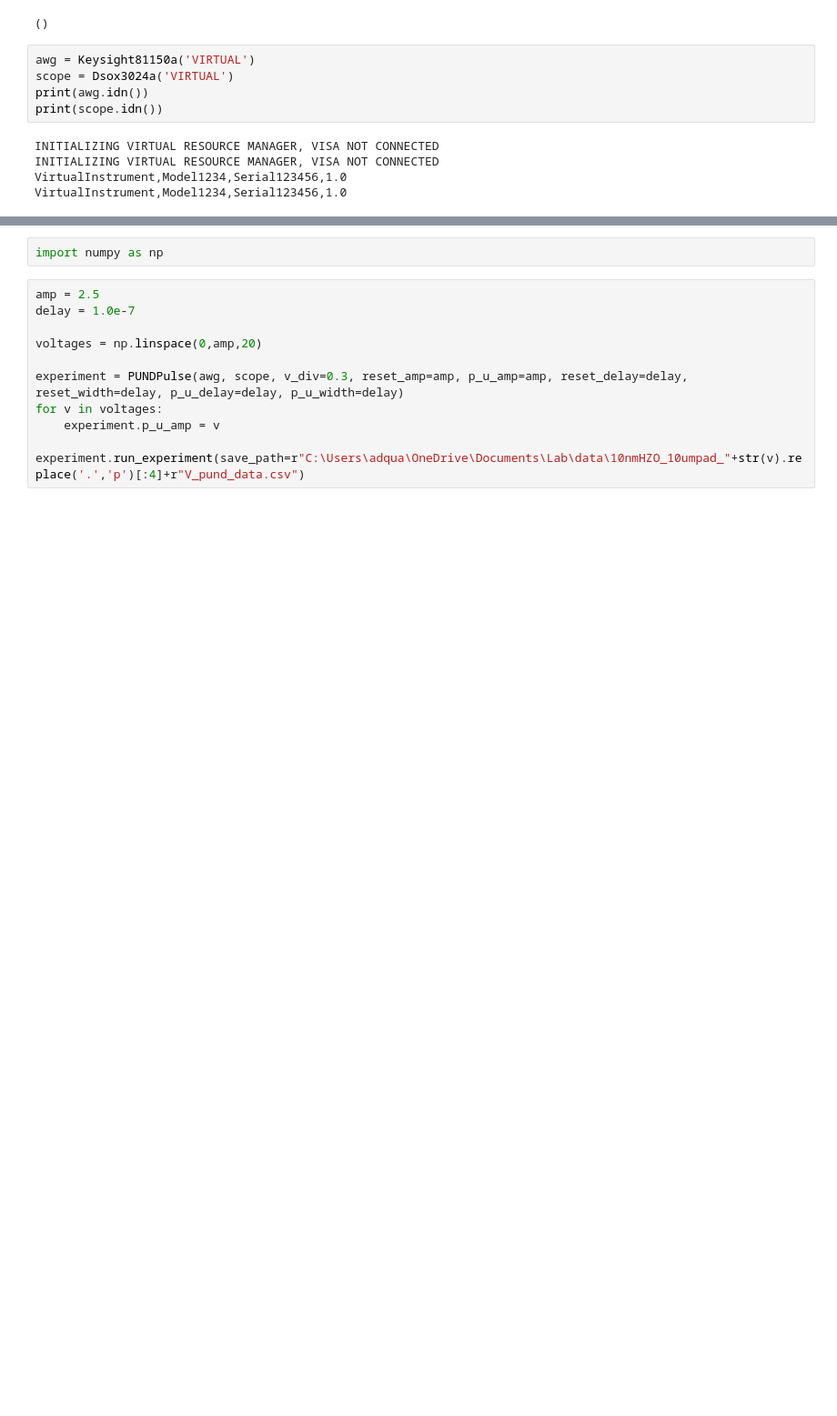
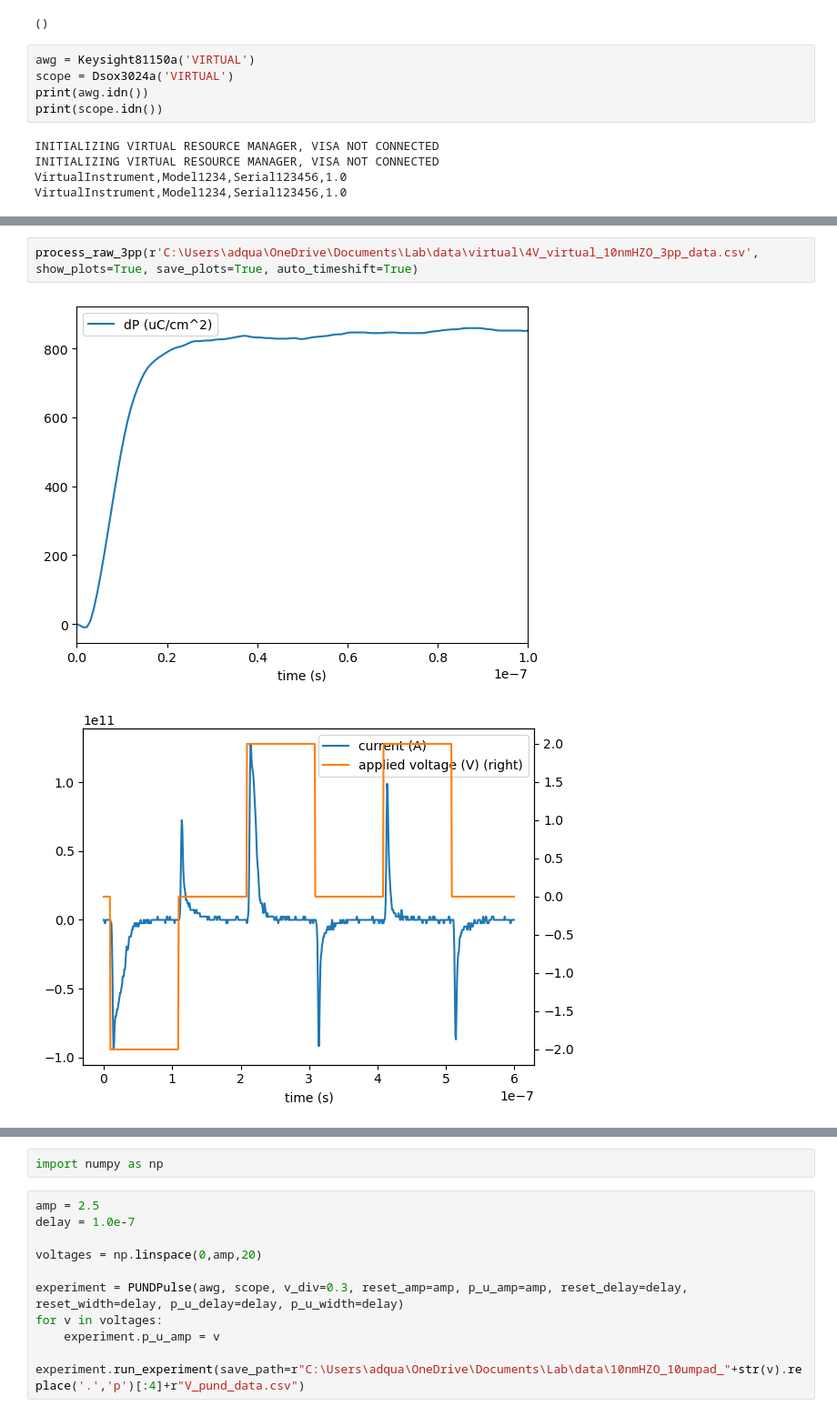
Before and after one commit to ElPsyKurisu/piec, a Jupyter notebook: src/piec/testing.ipynb, the cells around one changed output, grey strips where cells are left out. Shown at 91% size. Cells and saved outputs as stored; diff of their text form; blank space fills up the shorter version.

```diff
--- a/src/piec/testing.ipynb
+++ b/src/piec/testing.ipynb
@@ -30 +38,6 @@ Waveform data saved to C:\Users\adqua\OneDrive\Documents\Lab\3V_virtual_10nmHZO_
+# %%
+process_raw_3pp(r'C:\Users\adqua\OneDrive\Documents\Lab\data\virtual\4V_virtual_10nmHZO_3pp_data.csv', show_plots=True, save_plots=True, auto_timeshift=True)
+# %% [output]
+[figure, added]
+[figure, added]
 # %%
```
Also changed, not shown: parts of 5 cells of this notebook, 3 other files.
